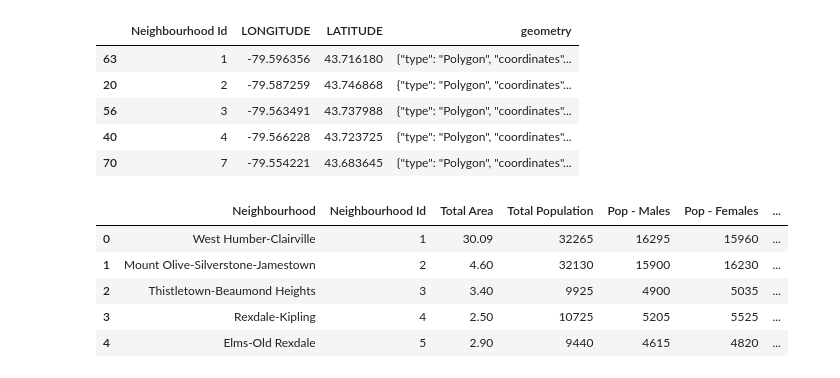
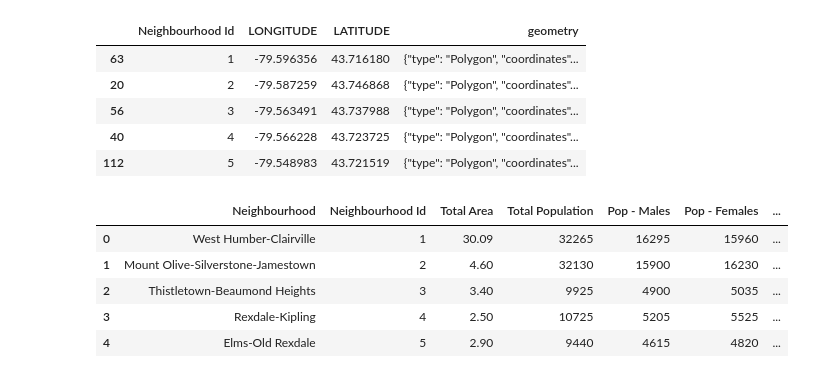
Before and after one commit to fkeppeler/Coursera_Capstone, a Jupyter notebook: Clash_of_Neighbourhoods_Capstone_DataScienceIBM.ipynb, the cells around one changed output. Saved outputs shown, nothing was run; the diff lists cells and outputs as text; code cells hidden in the pictures.

```diff
--- a/Clash_of_Neighbourhoods_Capstone_DataScienceIBM.ipynb
+++ b/Clash_of_Neighbourhoods_Capstone_DataScienceIBM.ipynb
@@ -14,38 +21,20 @@ import json
-# %%
-# Get the dataset metadata by passing package_id to the package_search endpoint
-# For example, to retrieve the metadata for this dataset:
-
-url = "https://ckan0.cf.opendata.inter.prod-toronto.ca/api/3/action/package_show"
-params = { "id": "4def3f65-2a65-4a4f-83c4-b2a4aed72d46"}
-response = urllib.request.urlopen(url, data=bytes(json.dumps(params), encoding="utf-8"))
-package = json.loads(response.read())
-
-# Get the data by passing the resource_id to the datastore_search endpoint
-# See https://docs.ckan.org/en/latest/maintaining/datastore.html for detailed parameters options
-# For example, to retrieve the data content for the first resource in the datastore:
-
-for idx, resource in enumerate(package["result"]["resources"]):
-    if resource["datastore_active"]:
-        url = "https://ckan0.cf.opendata.inter.prod-toronto.ca/api/3/action/datastore_search"
-        p = { "id": resource["id"] }
-        r = urllib.request.urlopen(url, data=bytes(json.dumps(p), encoding="utf-8"))
-        data = json.loads(r.read())
-        neighbourhoods = pd.DataFrame(data["result"]["records"])
-        break
-
-neighbourhoods.sort_values(by=['AREA_LONG_CODE'],inplace=True)
-neighbourhoods['AREA_LONG_CODE']=neighbourhoods.AREA_LONG_CODE.astype(int)
-neighbourhoods.rename (columns={'AREA_LONG_CODE':'Neighbourhood Id'},inplace=True)
-neighbourhoods=neighbourhoods[['Neighbourhood Id','LONGITUDE','LATITUDE','geometry']]
-
-neighbourhoods.head()
-# %% [output]
-|  | Neighbourhood Id | LONGITUDE | LATITUDE | geometry |
-| 63 | 1 | -79.596356 | 43.716180 | {"type": "Polygon", "coordinates"... |
-| 20 | 2 | -79.587259 | 43.746868 | {"type": "Polygon", "coordinates"... |
-| 56 | 3 | -79.563491 | 43.737988 | {"type": "Polygon", "coordinates"... |
-| 40 | 4 | -79.566228 | 43.723725 | {"type": "Polygon", "coordinates"... |
-| 70 | 7 | -79.554221 | 43.683645 | {"type": "Polygon", "coordinates"... |
+# %%
+url ='https://ckan0.cf.opendata.inter.prod-toronto.ca/datastore/dump/a083c865-6d60-4d1d-b6c6-b0c8a85f9c15'
+neighbourhoods = pd.read_csv(url,header=0)
+
+neighbourhoods.sort_values(by=['AREA_LONG_CODE'],inplace=True)
+neighbourhoods['AREA_LONG_CODE']=neighbourhoods.AREA_LONG_CODE.astype(int)
+neighbourhoods.rename (columns={'AREA_LONG_CODE':'Neighbourhood Id'},inplace=True)
+neighbourhoods=neighbourhoods[['Neighbourhood Id','LONGITUDE','LATITUDE','geometry']]
+
+neighbourhoods.head()
+# %% [output]
+|  | Neighbourhood Id | LONGITUDE | LATITUDE | geometry |
+| 63 | 1 | -79.596356 | 43.716180 | {"type": "Polygon", "coordinates"... |
+| 20 | 2 | -79.587259 | 43.746868 | {"type": "Polygon", "coordinates"... |
+| 56 | 3 | -79.563491 | 43.737988 | {"type": "Polygon", "coordinates"... |
+| 40 | 4 | -79.566228 | 43.723725 | {"type": "Polygon", "coordinates"... |
+| 112 | 5 | -79.548983 | 43.721519 | {"type": "Polygon", "coordinates"... |
 # %%
 # Create URL to Excel file (alternatively this can be a filepath)
 url = 'https://ckan0.cf.opendata.inter.prod-toronto.ca/dataset/15a37448-b27e-44d2-9c2e-52e148c8894f/resource/335e3407-d3ca-422a-bfac-e3807cfbe0d5/download/wellbeing-toronto-demographics.xlsx'
```
Also changed, not shown: parts of 12 cells of this notebook.
